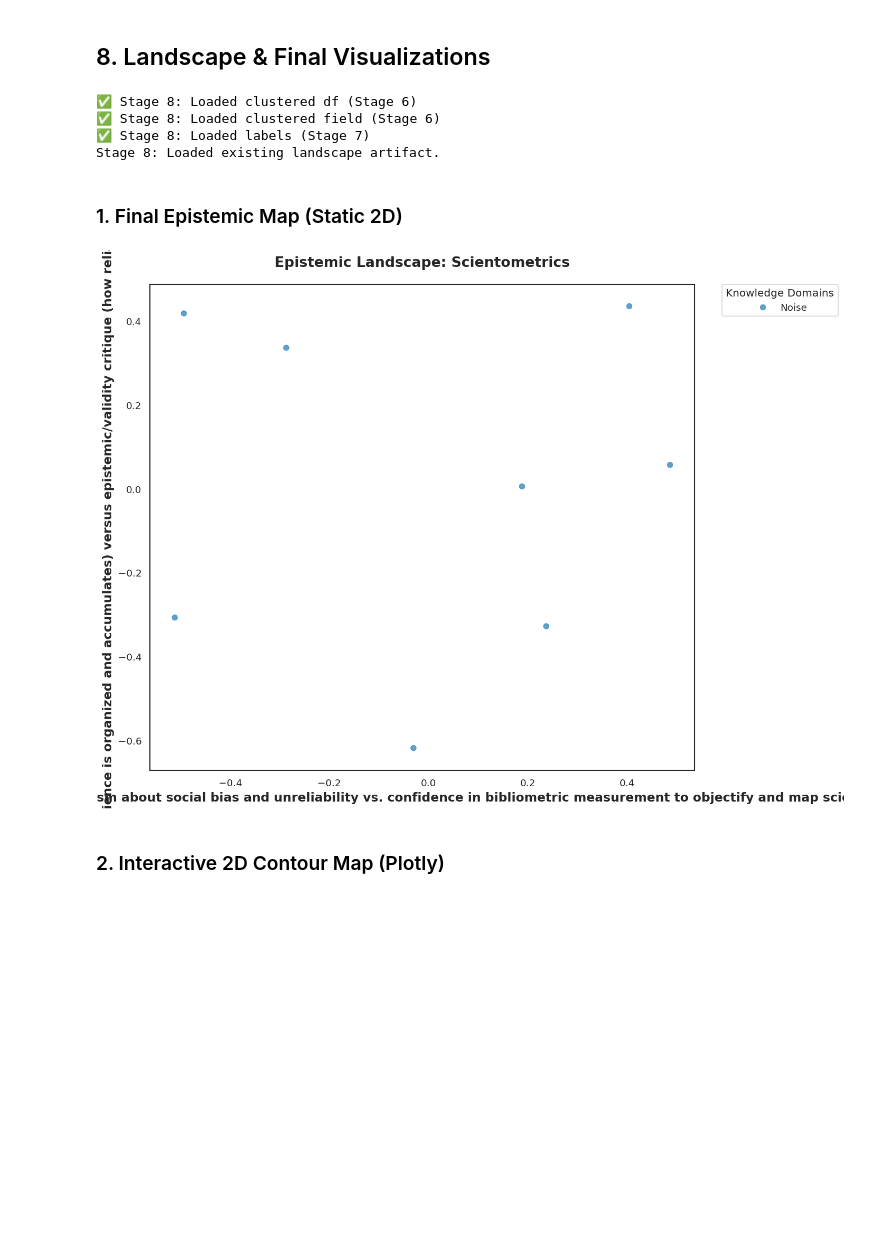
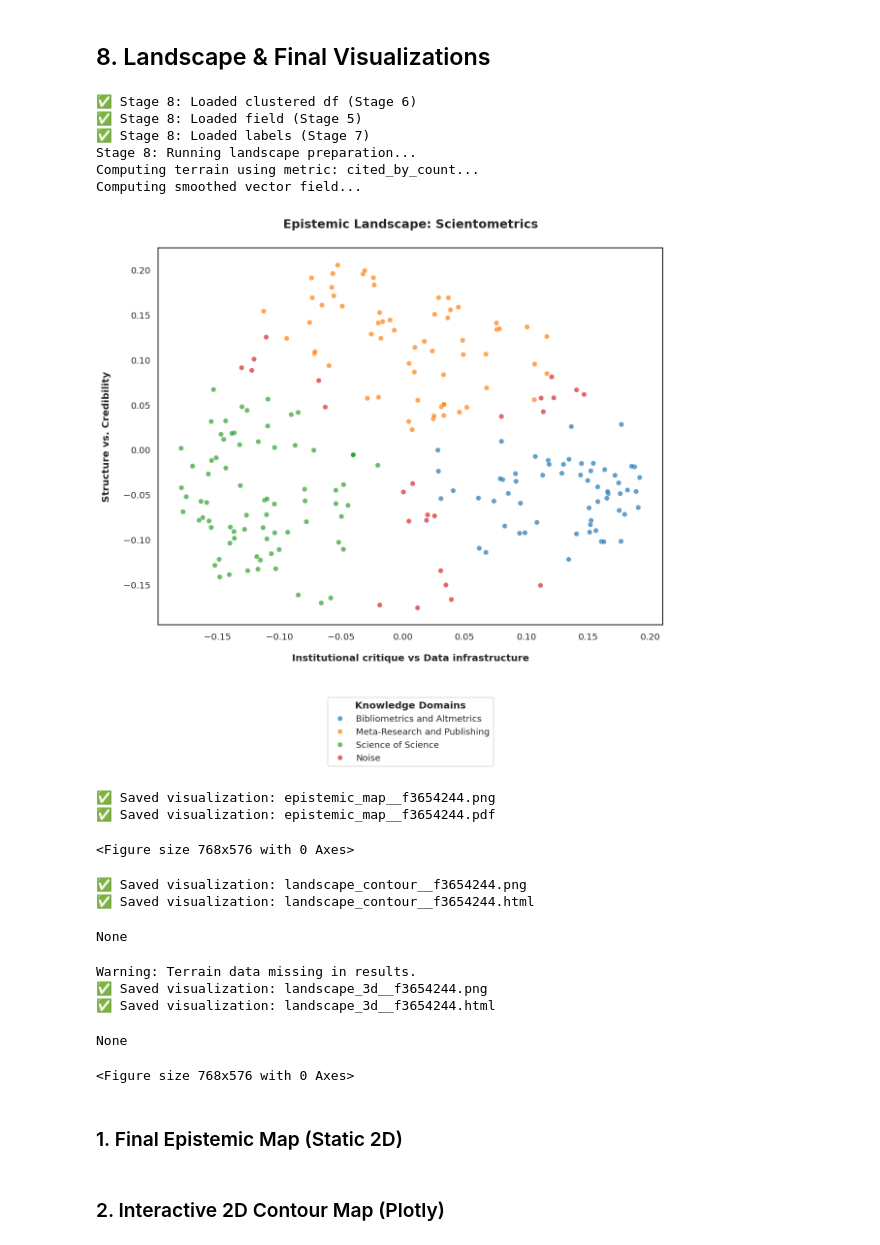
Before and after one commit to luizgcorreia/edel, a Jupyter notebook: notebooks/exploration.ipynb, the cells around one changed output. Cells and saved outputs as stored; diff of their text form; code cells hidden in the pictures; blank space fills up the shorter version.

```diff
--- a/notebooks/exploration.ipynb
+++ b/notebooks/exploration.ipynb
@@ -420,40 +442,73 @@ No labels found for cluster key: domain
 # %% [markdown]
 ## 8. Landscape & Final Visualizations
 # %%
-art_landscape = make_stage_artifact(config, BASE_PATH, "output", "landscape_results")
+FORCE_RECOMPUTE = True
+df = None
+field = None
+label_results = None
+
+# Parameters
+topic_name = config["data"]["provider"].get("topic_name", "Research Landscape")
+method = config["dimensionality_reduction"]["method"]
+
 # ROBUSTNESS: Hydrate memory from all previous stages if needed
-if 'df' not in locals() or 'cluster_domain' not in df.columns:
+if 'df' not in locals() or not df or 'cluster_domain' not in df.columns:
     df = load_artifact(make_stage_artifact(config, BASE_PATH, "clustering", "clustering"))
     print("✅ Stage 8: Loaded clustered df (Stage 6)")
-if 'field' not in locals() or 'cluster_field' not in field.columns:
-    field = load_artifact(make_stage_artifact(config, BASE_PATH, "clustering", "field_clustering"))
-    print("✅ Stage 8: Loaded clustered field (Stage 6)")
-if 'label_results' not in locals():
+
+if 'field' not in locals() or not field or 'cluster_field' not in field.columns:
+    field = load_artifact(make_stage_artifact(config, BASE_PATH, "vector_field", "vf"))
+    print("✅ Stage 8: Loaded field (Stage 5)")
+
+if 'label_results' not in locals() or not label_results:
     label_results = load_artifact(make_stage_artifact(config, BASE_PATH, "labeling", "labeled"))
     print("✅ Stage 8: Loaded labels (Stage 7)")
+
 try:
     if FORCE_RECOMPUTE: raise FileNotFoundError()
-    landscape_results = load_artifact(art_landscape)
-    print("Stage 8: Loaded existing landscape artifact.")
+    landscape_results = load_artifact(make_stage_artifact(config, BASE_PATH, "output", "landscape_results"))
+    print("Stage 8: Loaded existing landscape data.")
 except:
     print("Stage 8: Running landscape preparation...")
     landscape_results = run_landscape_stage(df, field, config)
-    save_artifact(art_landscape, landscape_results)
+    save_artifact(make_stage_artifact(config, BASE_PATH, "output", "landscape_results"), landscape_results)
 
-# Parameters for plotting
-topic_name = config["data"]["provider"]["topic_name"]
-method = config["dimensionality_reduction"]["method"]
+# 1. Epistemic Map (Publication Quality)
+art_map = make_stage_artifact(config, BASE_PATH, "output", "epistemic_map")
+fig_map = plot_epistemic_map(df, label_results, method=method, topic_name=topic_name)
+save_viz(art_map, fig_map, formats=["png", "pdf"])
+display(fig_map) # Show after saving
+# 2. Interactive 2D Contour Map (Plotly)
+art_contour = make_stage_artifact(config, BASE_PATH, "output", "landscape_contour")
+fig_contour = plot_landscape_contour(df, landscape_results, field=field, topic_name=topic_name, method=method)
+save_viz(art_contour, fig_contour, formats=["png", "html"])
+display(fig_contour)
+# 3. Interactive 3D Surface (Plotly)
+art_3d = make_stage_artifact(config, BASE_PATH, "output", "landscape_3d")
+fig_3d = plot_landscape_3d(df, landscape_results, topic_name=topic_name, method=method)
+save_viz(art_3d, fig_3d, formats=["png", "html"])
+display(fig_3d)
 # %% [output]
 ✅ Stage 8: Loaded clustered df (Stage 6)
-✅ Stage 8: Loaded clustered field (Stage 6)
+✅ Stage 8: Loaded field (Stage 5)
 ✅ Stage 8: Loaded labels (Stage 7)
-Stage 8: Loaded existing landscape artifact.
+Stage 8: Running landscape preparation...
+Computing terrain using metric: cited_by_count...
+Computing smoothed vector field...
+[figure, added]
+✅ Saved visualization: epistemic_map__f3654244.png
+✅ Saved visualization: epistemic_map__f3654244.pdf
+<Figure size 768x576 with 0 Axes>
+✅ Saved visualization: landscape_contour__f3654244.png
+✅ Saved visualization: landscape_contour__f3654244.html
+None
+Warning: Terrain data missing in results.
+✅ Saved visualization: landscape_3d__f3654244.png
+✅ Saved visualization: landscape_3d__f3654244.html
+None
+<Figure size 768x576 with 0 Axes>
 # %% [markdown]
 ### 1. Final Epistemic Map (Static 2D)
-# %%
-plot_epistemic_map(df, label_results, method=method, topic_name=topic_name)
-# %% [output]
-[figure, removed]
 # %% [markdown]
 ### 2. Interactive 2D Contour Map (Plotly)
 # %%
```
Also changed, not shown: parts of 4 cells of this notebook, 6 other files.
